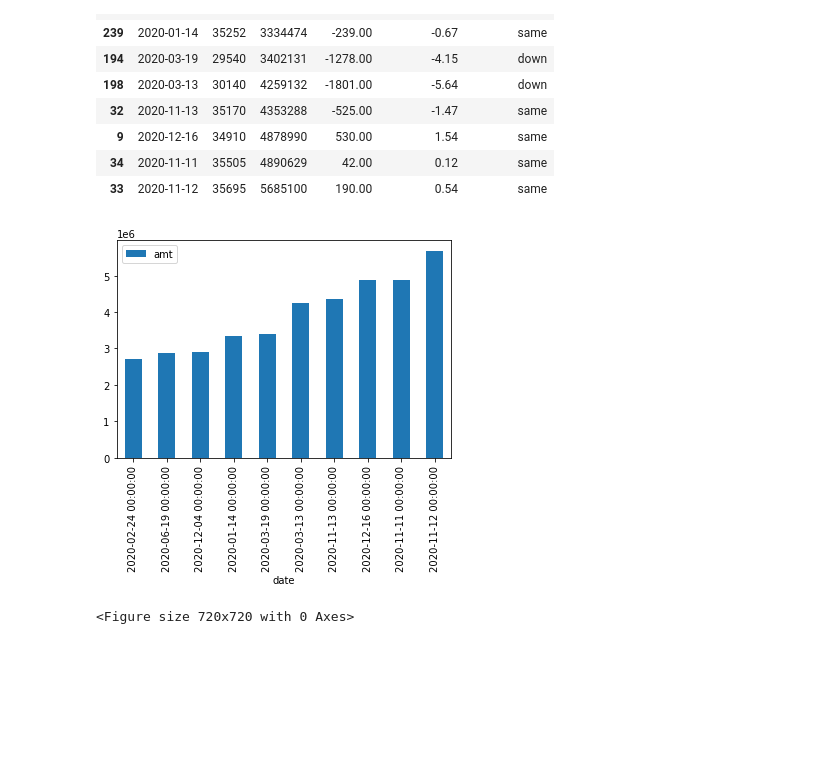
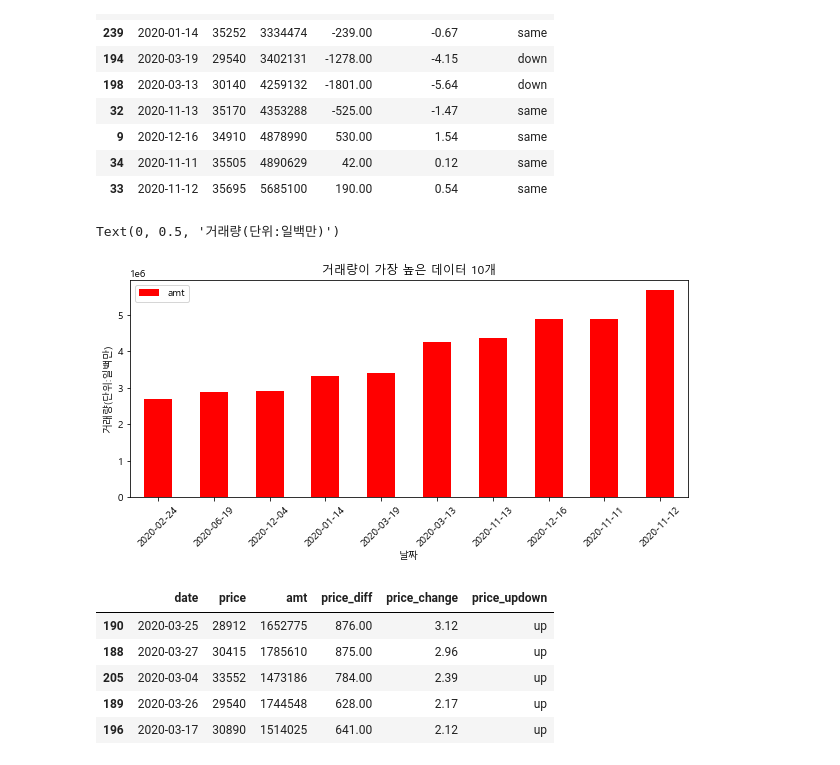
Before and after one commit to longjae/kdigital_MiniProject, a Jupyter notebook: 시각화아아.ipynb, the cells around one changed output. Saved outputs shown, nothing was run; the diff lists cells and outputs as text; code cells hidden in the pictures; blank space fills up the shorter version.

```diff
--- a/시각화아아.ipynb
+++ b/시각화아아.ipynb
@@ -112,6 +121,8 @@ new_df
 # %%
 import datetime
 import matplotlib
+# %%
+plt.rc('font',family='Malgun Gothic')
 # %%
 #월별가격
 .plot(x="date",y="price")
@@ -150,10 +183,26 @@ new_df3
 | 9 | 2020-12-16 | 34910 | 4878990 | 530.00 | 1.54 | same |
 | 34 | 2020-11-11 | 35505 | 4890629 | 42.00 | 0.12 | same |
 | 33 | 2020-11-12 | 35695 | 5685100 | 190.00 | 0.54 | same |
+# %%
+#x축에 년,월,일만나오게바꿔준다.
+new_df3['date'] = new_df3['date'].dt.date
 # %%
-new_df3.plot.bar(x='date',y='amt')
-plt.figure(figsize=(10,10))
-plt.show()
+new_df3.plot.bar(x='date',y='amt',color='red',rot=45, figsize=(10,4))
+plt.title('거래량이 가장 높은 데이터 10개')
+plt.xlabel('날짜')
+plt.ylabel('거래량(단위:일백만)')
 # %% [output]
+Text(0, 0.5, '거래량(단위:일백만)')
-[figure, old version]
+[figure, new version]
-<Figure size 720x720 with 0 Axes>
+# %%
+## 양(+)의 가격변화율이 가장 높은 데이터 5개
+new_df1=new_df.sort_values(by=("price_change"), axis = 0, ascending=False).iloc[0:5]
+new_df1['date'] = new_df1['date'].dt.date
+new_df1
+# %% [output]
+|  | date | price | amt | price_diff | price_change | price_updown |
+| 190 | 2020-03-25 | 28912 | 1652775 | 876.00 | 3.12 | up |
+| 188 | 2020-03-27 | 30415 | 1785610 | 875.00 | 2.96 | up |
+| 205 | 2020-03-04 | 33552 | 1473186 | 784.00 | 2.39 | up |
+| 189 | 2020-03-26 | 29540 | 1744548 | 628.00 | 2.17 | up |
+| 196 | 2020-03-17 | 30890 | 1514025 | 641.00 | 2.12 | up |
```
Also changed, not shown: parts of 22 cells of this notebook.
